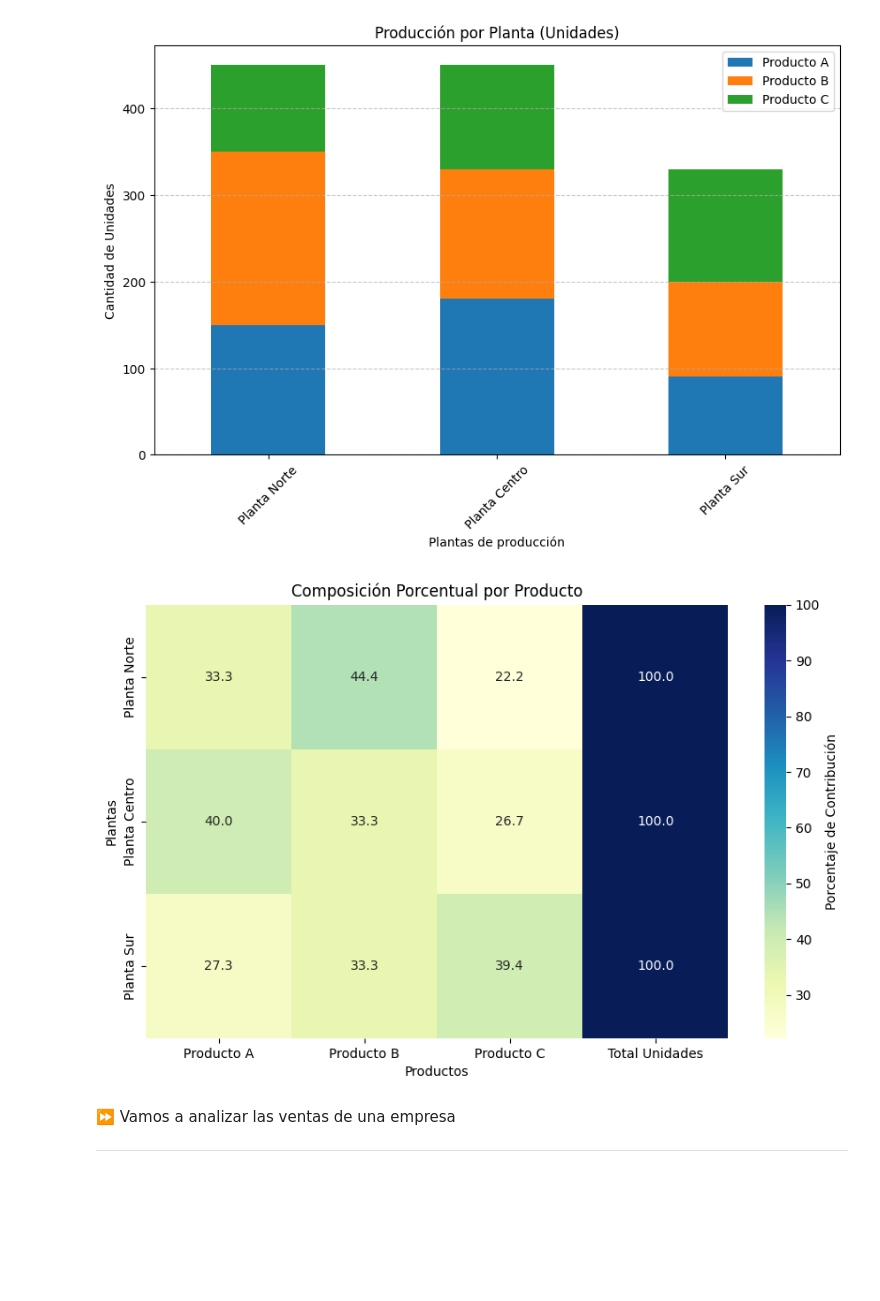
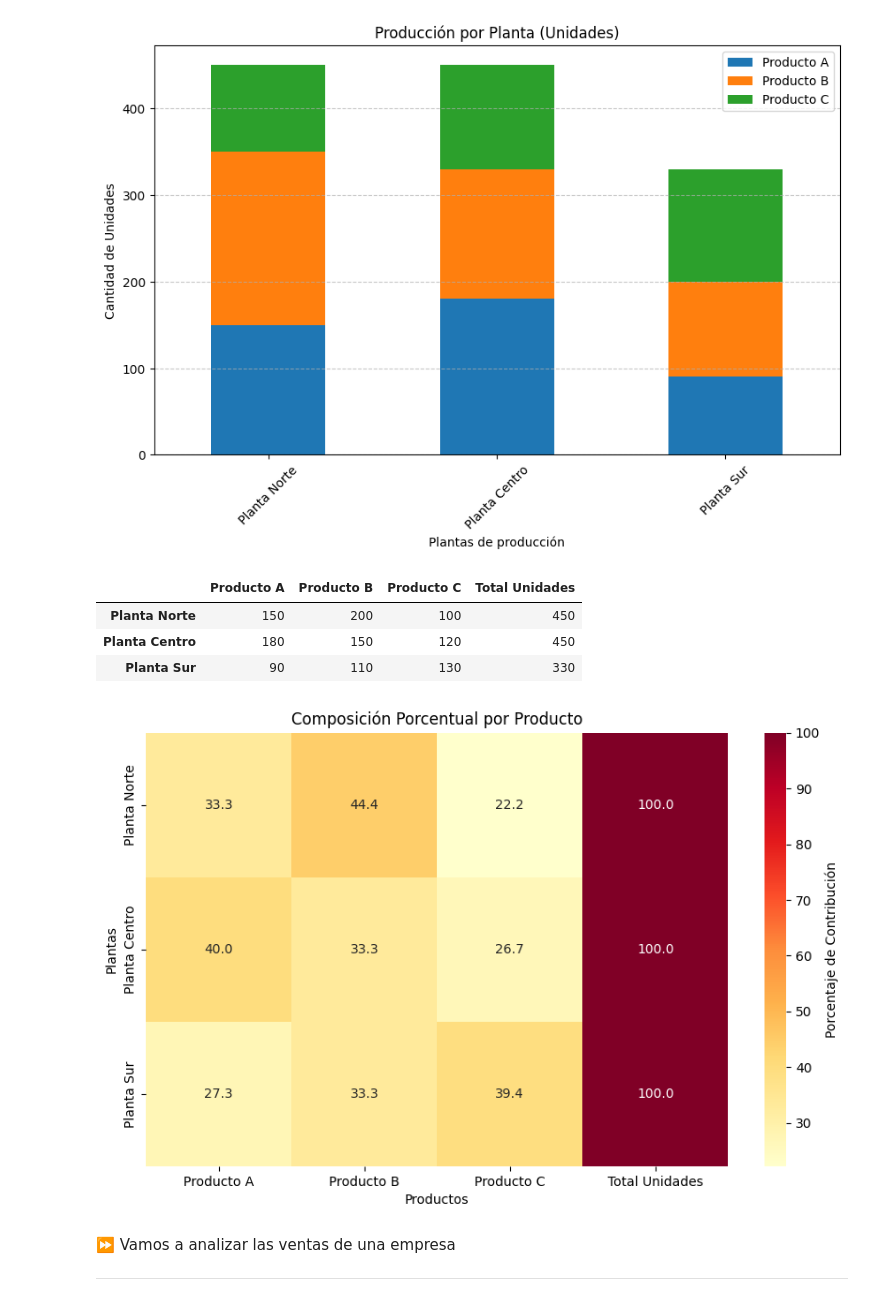
Before and after one commit to Danino99/Laboratorio-de-Metodos-Cuantitativos-Aplicados-a-la-Gestion, a Jupyter notebook: 01_intro_y_datos/clase02.ipynb, the cells around one changed output. Cells and saved outputs as stored; diff of their text form; code cells hidden in the pictures; blank space fills up the shorter version.

```diff
--- a/01_intro_y_datos/clase02.ipynb
+++ b/01_intro_y_datos/clase02.ipynb
@@ -151,22 +157,29 @@ plt.xticks(rotation=45) # Roto titulo de variables 45°
 plt.grid(axis='y', linestyle='--', alpha=0.7) # Grillas, ejes, estilos y opacidad
 # %% [output]
 [figure]
+# %%
+data_produccion
+# %% [output]
+|  | Producto A | Producto B | Producto C | Total Unidades |
+| Planta Norte | 150 | 200 | 100 | 450 |
+| Planta Centro | 180 | 150 | 120 | 450 |
+| Planta Sur | 90 | 110 | 130 | 330 |
 # %%
 # Gráfico 4: Visualizamos la composición porcentual de cada producto en cada planta
 # Para esto hacemos un mapa de calor
 plt.figure(figsize=(10, 6))
-sns.heatmap(data_porcentaje, annot=True, fmt=".1f", cmap="YlGnBu",
+sns.heatmap(data_porcentaje, annot=True, fmt=".1f", cmap="YlOrRd",
             cbar_kws={'label': 'Porcentaje de Contribución'})
 # annot -> Indica el número dentro del cuadrado; fmt -> uso 1 decimal
 # cmap -> Usa una guía para mapear los colores
 plt.title("Composición Porcentual por Producto")
 plt.xlabel("Productos")
 plt.ylabel("Plantas")
 
 
 plt.show()
 # %% [output]
-[figure, old version]
+[figure, new version]
 # %% [markdown]
 ⏩ Vamos a analizar las ventas de una empresa
 
```
Also changed, not shown: parts of 10 cells of this notebook.
